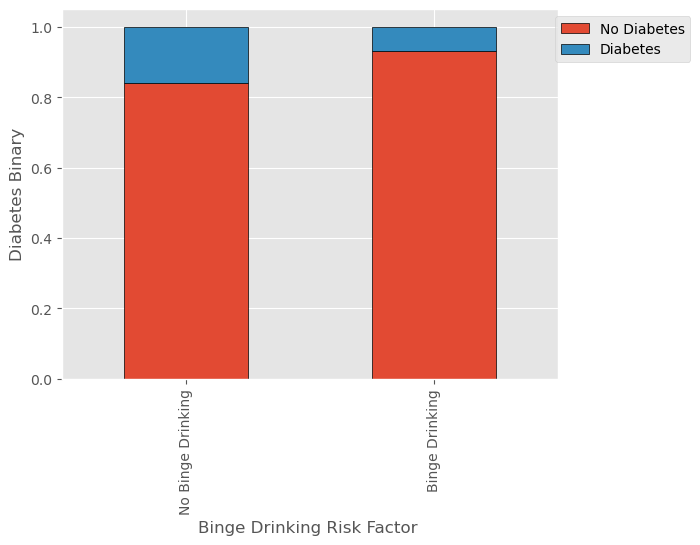
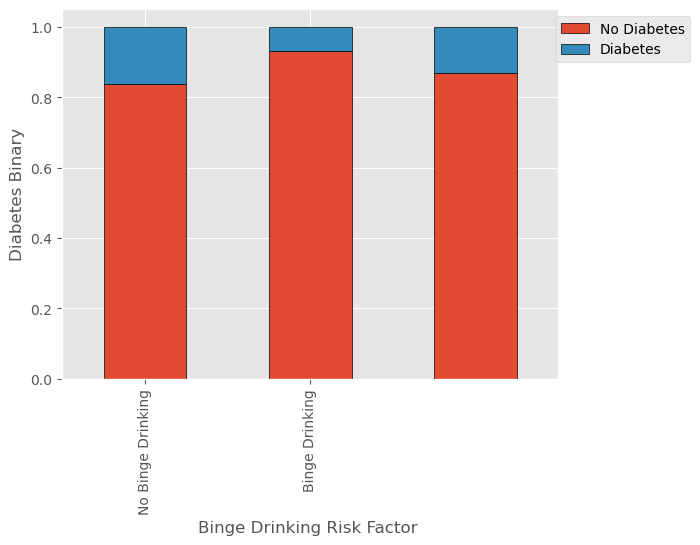
The change to this notebook cell's code, shown as a diff; its figure went from the first image to the second:
--- before
+++ after
@@ -6,4 +6,4 @@
 plt.legend(["No Diabetes","Diabetes"],bbox_to_anchor=(1.28, 1))
 plt.style.use("ggplot")
-plt.savefig("../reports/bivariate/bingedrinkingvsdiabetes.png",bbox_inches= 'tight', dpi=150)
+#plt.savefig("../reports/bivariate/bingedrinkingvsdiabetes.png",bbox_inches= 'tight', dpi=150)
 plt.show()

Commit: Day 6: Statistical hypothesis testing complete — t-test (BMI), chi-square (Exercise, Depression), 95% confidence intervals for BMI. All p-values < 0.001, non-overlapping CIs confirm BMI as statistically significant predictor. Saved to 05_statistical_analysis.ipynb